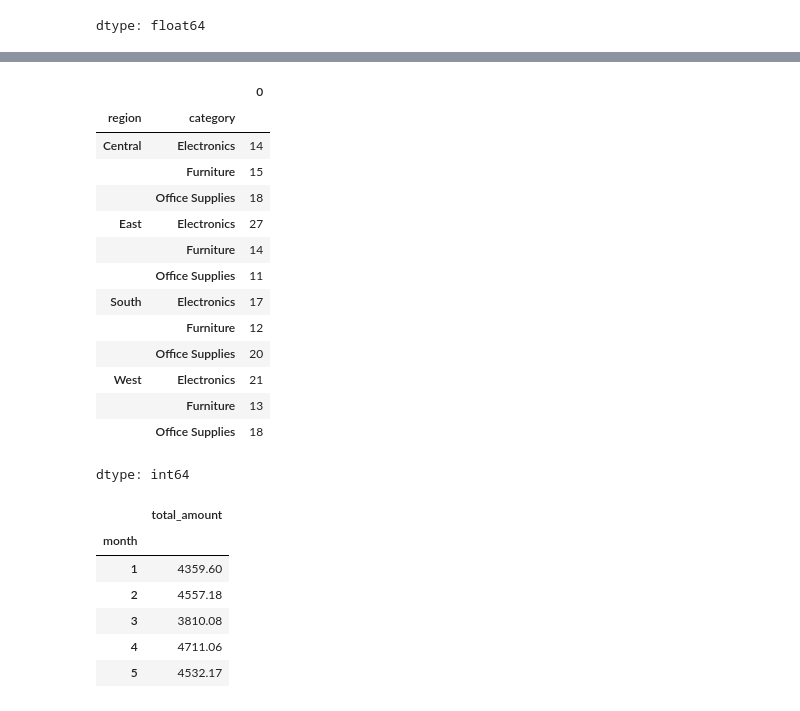
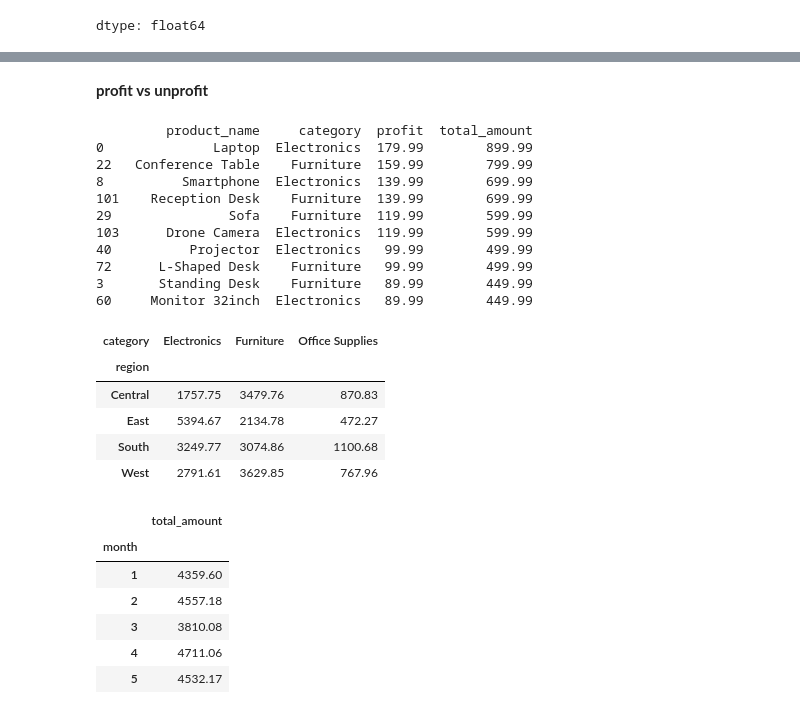
Before and after one commit to Swastika-Roy/Python-concepts, a Jupyter notebook: dataAnalysis.ipynb, the cells around one changed output, grey strips where cells are left out. Drawn from its saved outputs; the diff is of its cells as text; code cells hidden in the pictures.

```diff
--- a/dataAnalysis.ipynb
+++ b/dataAnalysis.ipynb
@@ -526,0 +535,3 @@ df.loc[df.state.isin(['New York','California'])]
+# %%
+df['order_date'] = pd.to_datetime(df['order_date'])
+df['ship_date'] = pd.to_datetime(df['ship_date'])
@@ -572,6 +577,9 @@ df.loc[df.order_date.str.startswith('2023-03')]
 # %%
 #calculate shipping duration > 5 days
-df.loc[df.shipping_duration > pd.Timedelta(days=5)]
+df['ship_date'] = pd.to_datetime(df['ship_date'])
+df['order_date'] = pd.to_datetime(df['order_date'])
+df['shipping_duration'] = (df['ship_date'] - df['order_date']).dt.days
+df.loc[df['shipping_duration'] > 5]
 # %% [output]
 |  | order_id | customer_id | customer_name | product_name | category | sub_category | quantity | unit_price | ... |
 0 rows × 22 columns
@@ -697,7 +715,3 @@ df.groupby('payment_method')['total_amount'].sum()
 | Debit Card | 6594.79 |
 | PayPal | 8887.89 |
 dtype: float64
-# %%
-#profitable vs unprofitable products
-df['profit_category'] = df['profit'].apply(lambda x: 'profitable' if x > 0 else 'unprofitable')
-df.head()
@@ -712,19 +718,28 @@ df.head()
+# %% [markdown]
+**profit vs unprofit**
+# %%
+#profitable vs unprofitable products
+res = df.nlargest(10, 'profit')[["product_name","category","profit","total_amount"]]
+print(res)
+# %% [output]
+         product_name     category  profit  total_amount
+0              Laptop  Electronics  179.99        899.99
+22   Conference Table    Furniture  159.99        799.99
+8          Smartphone  Electronics  139.99        699.99
+101    Reception Desk    Furniture  139.99        699.99
+29               Sofa    Furniture  119.99        599.99
+103      Drone Camera  Electronics  119.99        599.99
+40          Projector  Electronics   99.99        499.99
+72      L-Shaped Desk    Furniture   99.99        499.99
+3       Standing Desk    Furniture   89.99        449.99
+60     Monitor 32inch  Electronics   89.99        449.99
 # %%
 #region wise category performance
-df.groupby(['region', 'category']).size()
+df.groupby(['region', 'category'])['total_amount'].sum().unstack(fill_value=0)
 # %% [output]
-|  |  | 0 |
-| region | category |  |
-| Central | Electronics | 14 |
-|  | Furniture | 15 |
-|  | Office Supplies | 18 |
-| East | Electronics | 27 |
-|  | Furniture | 14 |
-|  | Office Supplies | 11 |
-| South | Electronics | 17 |
-|  | Furniture | 12 |
-|  | Office Supplies | 20 |
-| West | Electronics | 21 |
-|  | Furniture | 13 |
-|  | Office Supplies | 18 |
+| category | Electronics | Furniture | Office Supplies |
+| region |  |  |  |
+| Central | 1757.75 | 3479.76 | 870.83 |
+| East | 5394.67 | 2134.78 | 472.27 |
+| South | 3249.77 | 3074.86 | 1100.68 |
+| West | 2791.61 | 3629.85 | 767.96 |
-dtype: int64
```
Also changed, not shown: parts of 18 cells of this notebook.
